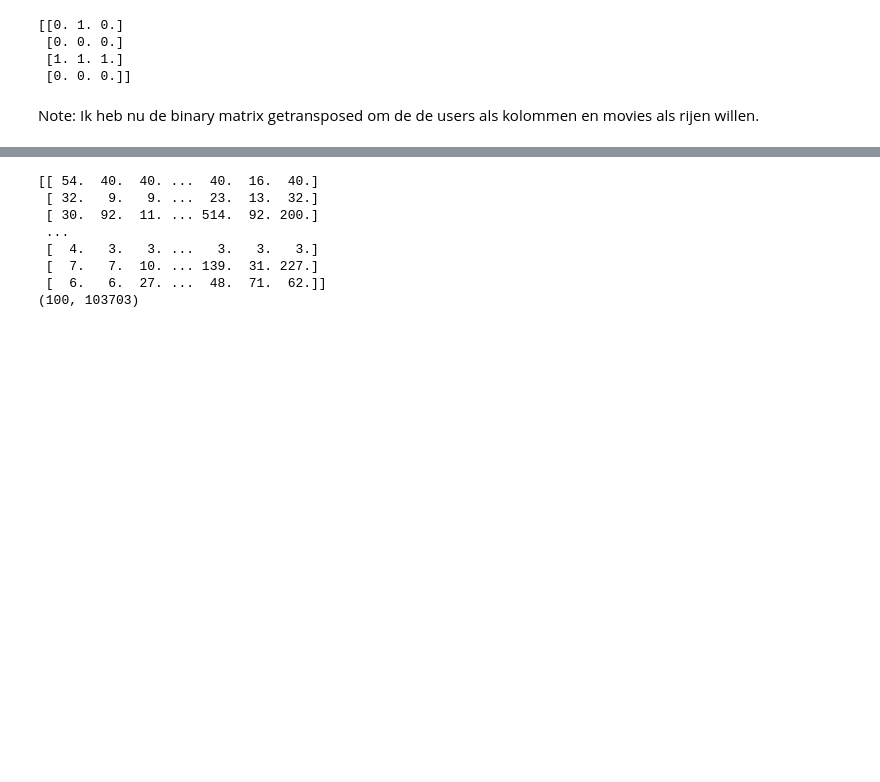
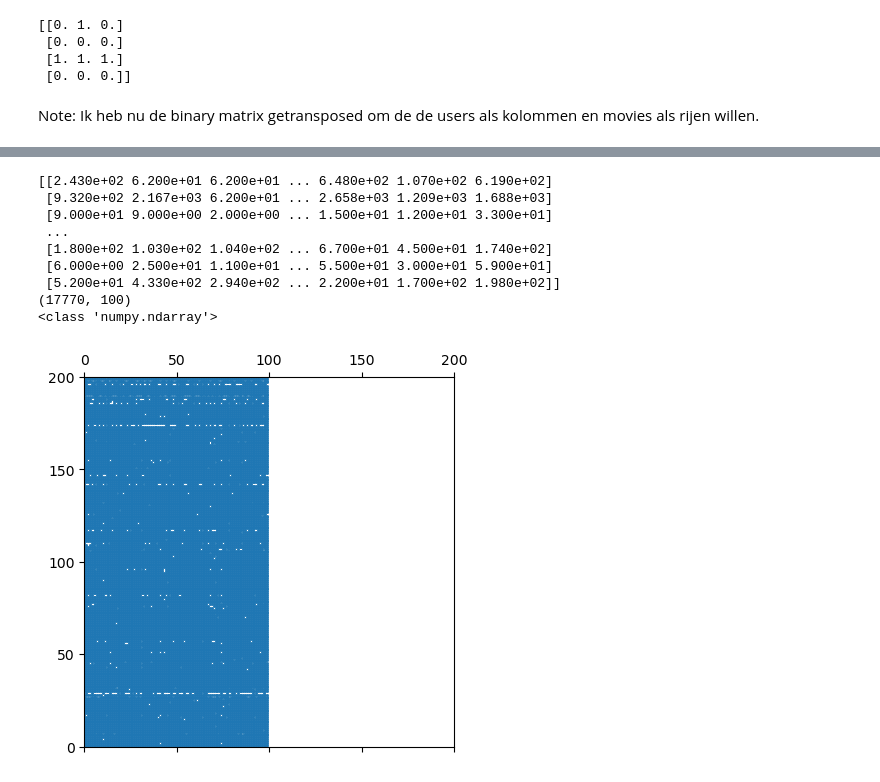
Before and after one commit to DaanLetter/ADM, a Jupyter notebook: Jupytercode.ipynb, the cells around one changed output, grey strips where cells are left out. Cells and saved outputs as stored; diff of their text form; code cells hidden in the pictures; blank space fills up the shorter version.

```diff
--- a/Jupytercode.ipynb
+++ b/Jupytercode.ipynb
@@ -95,13 +104,24 @@ KeyboardInterrupt:
-# %%
-print(testhash)
-print(testhash.shape)
-# %% [output]
-[[ 54.  40.  40. ...  40.  16.  40.]
- [ 32.   9.   9. ...  23.  13.  32.]
- [ 30.  92.  11. ... 514.  92. 200.]
- ...
- [  4.   3.   3. ...   3.   3.   3.]
- [  7.   7.  10. ... 139.  31. 227.]
- [  6.   6.  27. ...  48.  71.  62.]]
-(100, 103703)
+# %%
+print(testhash)
+print(testhash.shape)
+print(type(testhash))
+#show that the matrix has 100 columns and 17770 rows as i always forget which is which lol
+#meaning columns are the users and rows are the permutations
+#the rows typically refer to the first axis (axis 0), and the columns refer to the second axis (axis 1).
+
+plt.spy(testhash, markersize=1)
+plt.xlim(0, 200)
+plt.ylim(0, 200)
+plt.show()
+# %% [output]
+[[2.430e+02 6.200e+01 6.200e+01 ... 6.480e+02 1.070e+02 6.190e+02]
+ [9.320e+02 2.167e+03 6.200e+01 ... 2.658e+03 1.209e+03 1.688e+03]
+ [9.000e+01 9.000e+00 2.000e+00 ... 1.500e+01 1.200e+01 3.300e+01]
+ ...
+ [1.800e+02 1.030e+02 1.040e+02 ... 6.700e+01 4.500e+01 1.740e+02]
+ [6.000e+00 2.500e+01 1.100e+01 ... 5.500e+01 3.000e+01 5.900e+01]
+ [5.200e+01 4.330e+02 2.940e+02 ... 2.200e+01 1.700e+02 1.980e+02]]
+(17770, 100)
+<class 'numpy.ndarray'>
+[figure, added]
 # %%
```
Also changed, not shown: parts of 8 cells of this notebook.
